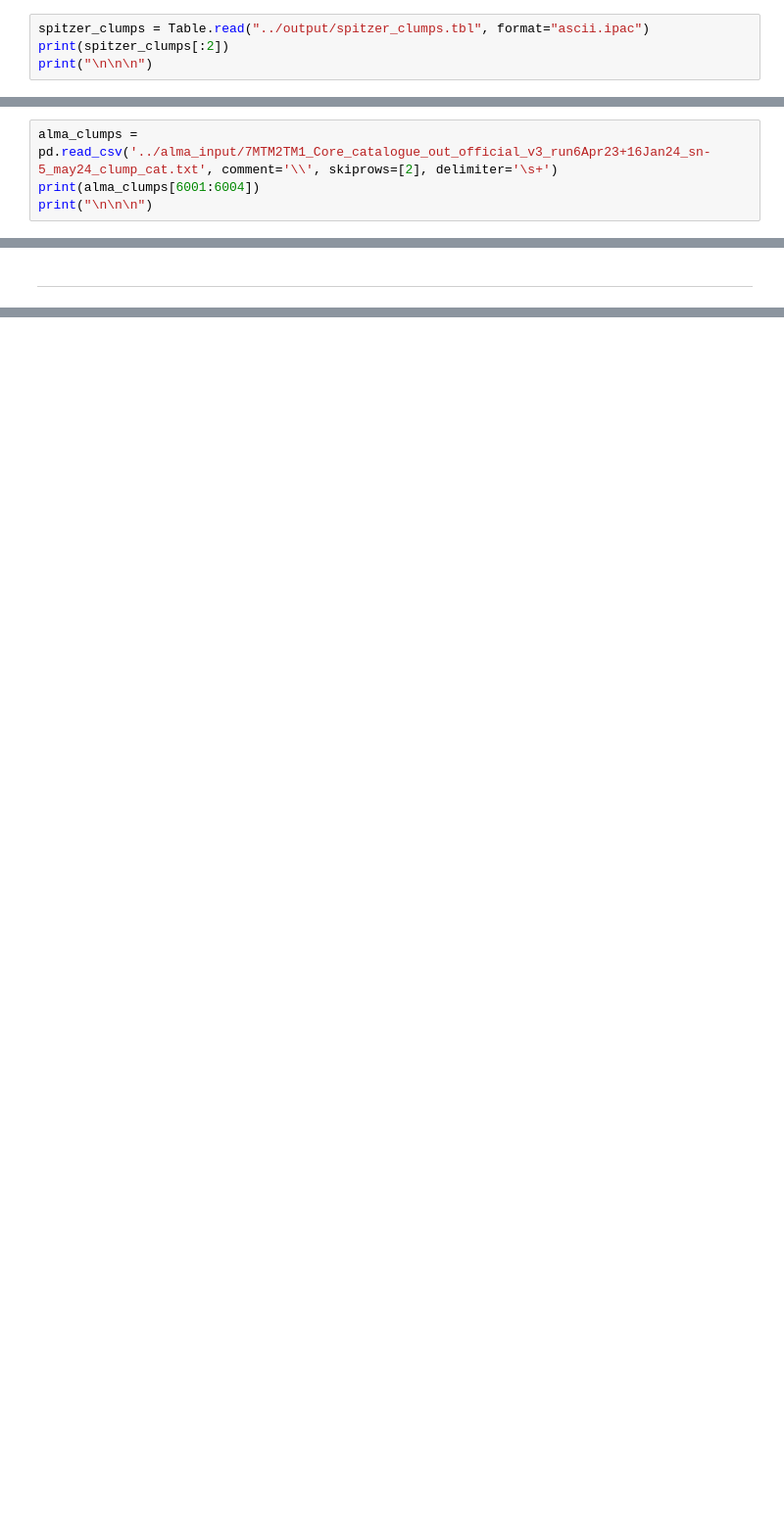
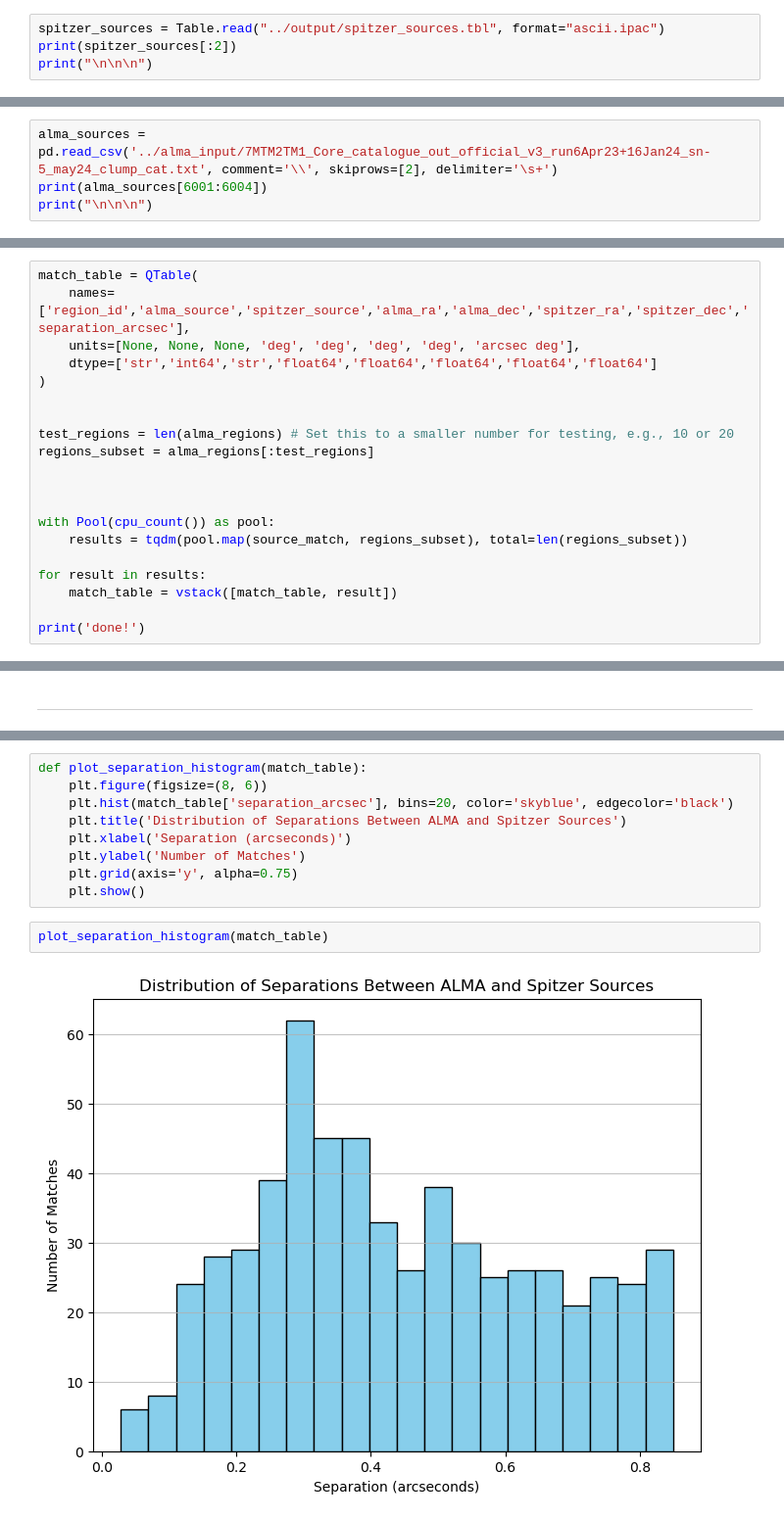
Before and after one commit to Ajuradoi1/ALMAGAL_IR, a Jupyter notebook: src/clumps_analysis.ipynb, the cells around one changed output, grey strips where cells are left out. Shown at 98% size. Drawn from its saved outputs; the diff is of its cells as text; blank space fills up the shorter version.

```diff
--- a/src/clumps_analysis.ipynb
+++ b/src/clumps_analysis.ipynb
@@ -22,8 +26,8 @@ print("\n\n\n")
 AG010.1313-0.7687 HIGALBM10.1330-0.7710       46677 ...        -       near
 AG010.1392-0.7831 HIGALBM10.1395-0.7833       46696 ...        -       near
 # %%
-spitzer_clumps = Table.read("../output/spitzer_clumps.tbl", format="ascii.ipac")
-print(spitzer_clumps[:2])
+spitzer_sources = Table.read("../output/spitzer_sources.tbl", format="ascii.ipac")
+print(spitzer_sources[:2])
 print("\n\n\n")
 # %% [output]
 cntr_01  dist_x    pang_x   internal_id_01 ... color45_58 color45_80 color58_80
@@ -32,8 +36,8 @@ cntr_01  dist_x    pang_x   internal_id_01 ... color45_58 color45_80 color58_80
       1 2.867081 -55.508188          46677 ...      0.471      0.367     -0.104
       1 4.406157  86.064855          46677 ...         --         --         --
 # %%
-alma_clumps = pd.read_csv('../alma_input/7MTM2TM1_Core_catalogue_out_official_v3_run6Apr23+16Jan24_sn-5_may24_clump_cat.txt', comment='\\', skiprows=[2], delimiter='\s+')
-print(alma_clumps[6001:6004])
+alma_sources = pd.read_csv('../alma_input/7MTM2TM1_Core_catalogue_out_official_v3_run6Apr23+16Jan24_sn-5_may24_clump_cat.txt', comment='\\', skiprows=[2], delimiter='\s+')
+print(alma_sources[6001:6004])
 print("\n\n\n")
 # %% [output]
       ID               CLUMP          X          Y         RA        DEC  \
@@ -90,0 +84,20 @@ done!ess: 100/100
+# %%
+match_table = QTable(
+    names=['region_id','alma_source','spitzer_source','alma_ra','alma_dec','spitzer_ra','spitzer_dec','separation_arcsec'],
+    units=[None, None, None, 'deg', 'deg', 'deg', 'deg', 'arcsec deg'],
+    dtype=['str','int64','str','float64','float64','float64','float64','float64']
+)
+
+
+test_regions = len(alma_regions) # Set this to a smaller number for testing, e.g., 10 or 20
+regions_subset = alma_regions[:test_regions]
+
+
+
+with Pool(cpu_count()) as pool:
+    results = tqdm(pool.map(source_match, regions_subset), total=len(regions_subset))
+
+for result in results:
+    match_table = vstack([match_table, result])
+
+print('done!')
@@ -160,0 +177,13 @@ progress: 3/3
+# %%
+def plot_separation_histogram(match_table):
+    plt.figure(figsize=(8, 6))
+    plt.hist(match_table['separation_arcsec'], bins=20, color='skyblue', edgecolor='black')
+    plt.title('Distribution of Separations Between ALMA and Spitzer Sources')
+    plt.xlabel('Separation (arcseconds)')
+    plt.ylabel('Number of Matches')
+    plt.grid(axis='y', alpha=0.75)
+    plt.show()
+# %%
+plot_separation_histogram(match_table)
+# %% [output]
+[figure, added]
```
Also changed, not shown: parts of 10 cells of this notebook, 4 other files.
